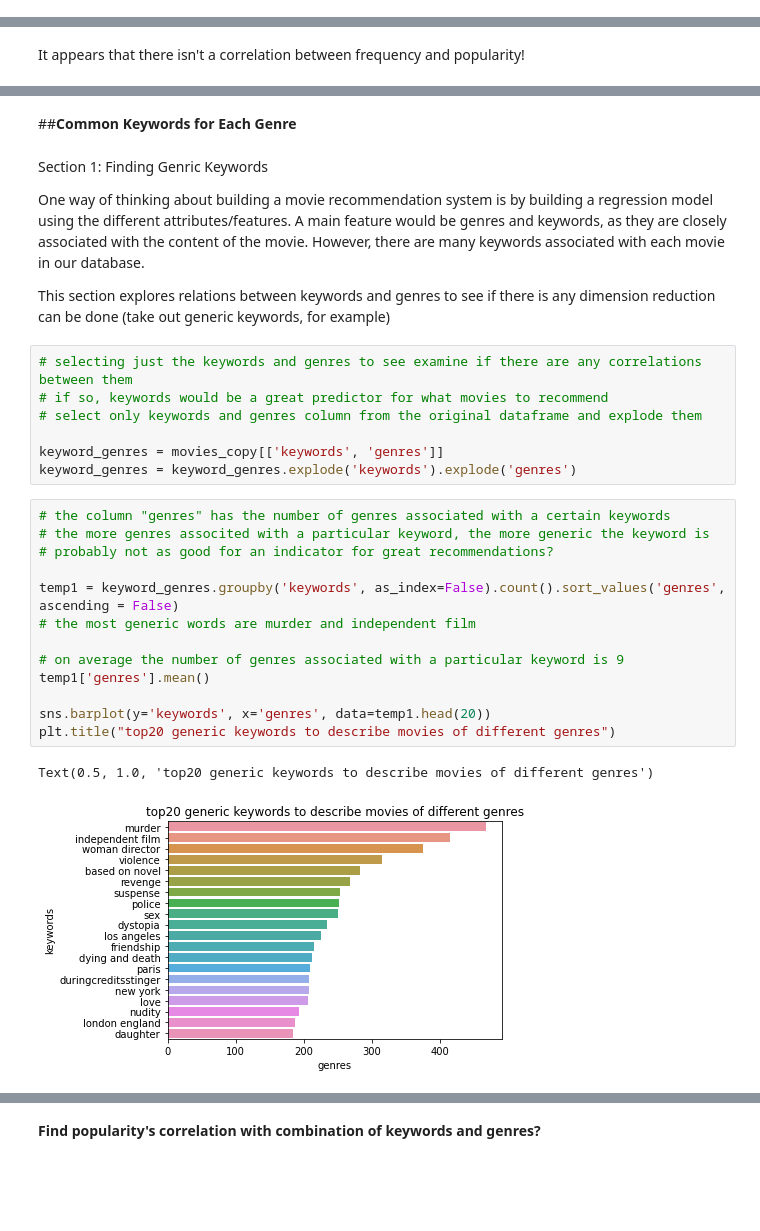
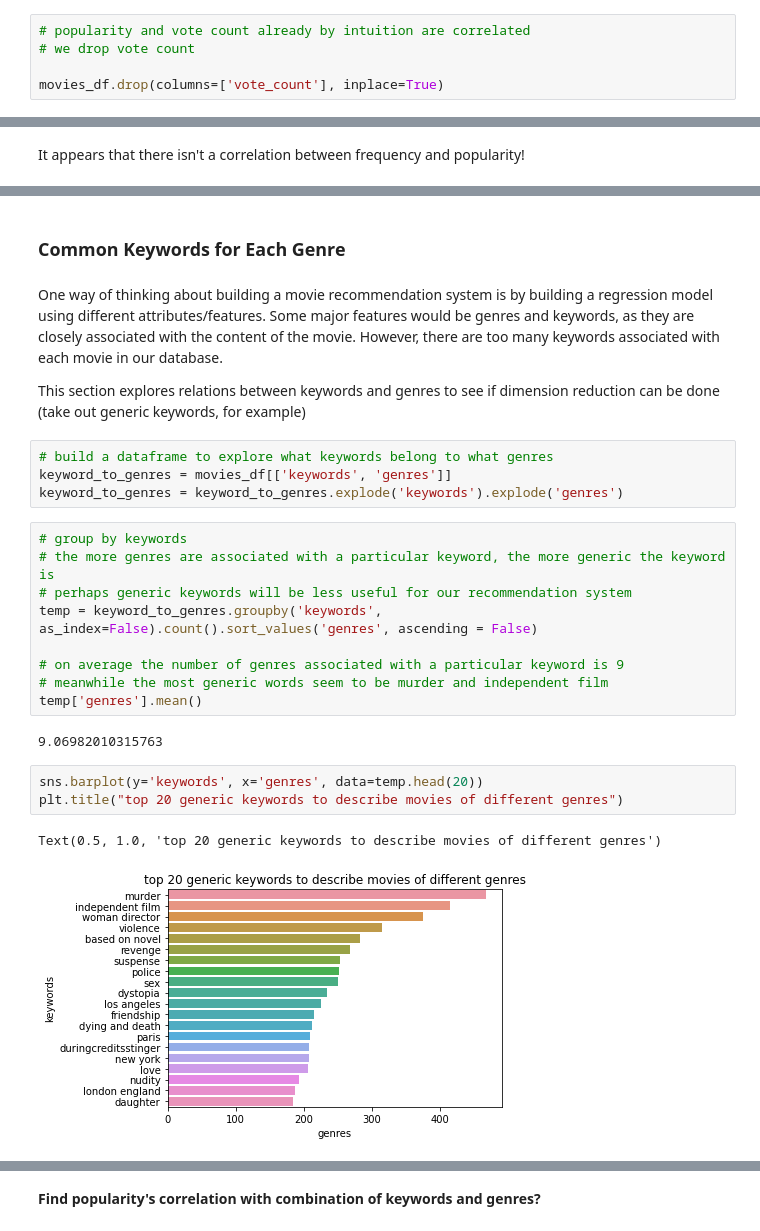
Before and after one commit to kunhwiko/Movie_Recommendation, a Jupyter notebook: src/CIS545_Group_Project.ipynb, the cells around one changed output, grey strips where cells are left out. Drawn from its saved outputs; the diff is of its cells as text; blank space fills up the shorter version.

Commit message:
fix genre dataframe

```diff
--- a/src/CIS545_Group_Project.ipynb
+++ b/src/CIS545_Group_Project.ipynb
@@ -414,0 +419,5 @@ From the above section, we now know the most popular keywords associated with di
+# %%
+# popularity and vote count already by intuition are correlated
+# we drop vote count
+
+movies_df.drop(columns=['vote_count'], inplace=True)
@@ -465,32 +471,28 @@ It appears that there isn't a strong enough evidence to support that the average
 # %% [markdown]
-##**Common Keywords for Each Genre**
+### **Common Keywords for Each Genre**
 # %% [markdown]
-Section 1: Finding Genric Keywords
+One way of thinking about building a movie recommendation system is by building a regression model using different attributes/features. Some major features would be genres and keywords, as they are closely associated with the content of the movie. However, there are too many keywords associated with each movie in our database.
 
-One way of thinking about building a movie recommendation system is by building a regression model using the different attributes/features. A main feature would be genres and keywords, as they are closely associated with the content of the movie. However, there are many keywords associated with each movie in our database.
-
-This section explores relations between keywords and genres to see if there is any dimension reduction can be done (take out generic keywords, for example)
+This section explores relations between keywords and genres to see if dimension reduction can be done (take out generic keywords, for example)
-# %%
-# selecting just the keywords and genres to see examine if there are any correlations between them
-# if so, keywords would be a great predictor for what movies to recommend
-# select only keywords and genres column from the original dataframe and explode them
-
-keyword_genres = movies_copy[['keywords', 'genres']]
-keyword_genres = keyword_genres.explode('keywords').explode('genres')
+# %%
+# build a dataframe to explore what keywords belong to what genres
+keyword_to_genres = movies_df[['keywords', 'genres']]
+keyword_to_genres = keyword_to_genres.explode('keywords').explode('genres')
 # %%
-# the column "genres" has the number of genres associated with a certain keywords
-# the more genres associted with a particular keyword, the more generic the keyword is
-# probably not as good for an indicator for great recommendations?
-
-temp1 = keyword_genres.groupby('keywords', as_index=False).count().sort_values('genres', ascending = False)
-# the most generic words are murder and independent film
+# group by keywords
+# the more genres are associated with a particular keyword, the more generic the keyword is
+# perhaps generic keywords will be less useful for our recommendation system
+temp = keyword_to_genres.groupby('keywords', as_index=False).count().sort_values('genres', ascending = False)
 
 # on average the number of genres associated with a particular keyword is 9
-temp1['genres'].mean()
-
-sns.barplot(y='keywords', x='genres', data=temp1.head(20))
-plt.title("top20 generic keywords to describe movies of different genres")
+# meanwhile the most generic words seem to be murder and independent film
+temp['genres'].mean()
 # %% [output]
-Text(0.5, 1.0, 'top20 generic keywords to describe movies of different genres')
+9.06982010315763
-[figure, removed]
+# %%
+sns.barplot(y='keywords', x='genres', data=temp.head(20))
+plt.title("top 20 generic keywords to describe movies of different genres")
+# %% [output]
+Text(0.5, 1.0, 'top 20 generic keywords to describe movies of different genres')
+[figure, added]
 # %%
```
Also changed, not shown: parts of 28 cells of this notebook.
